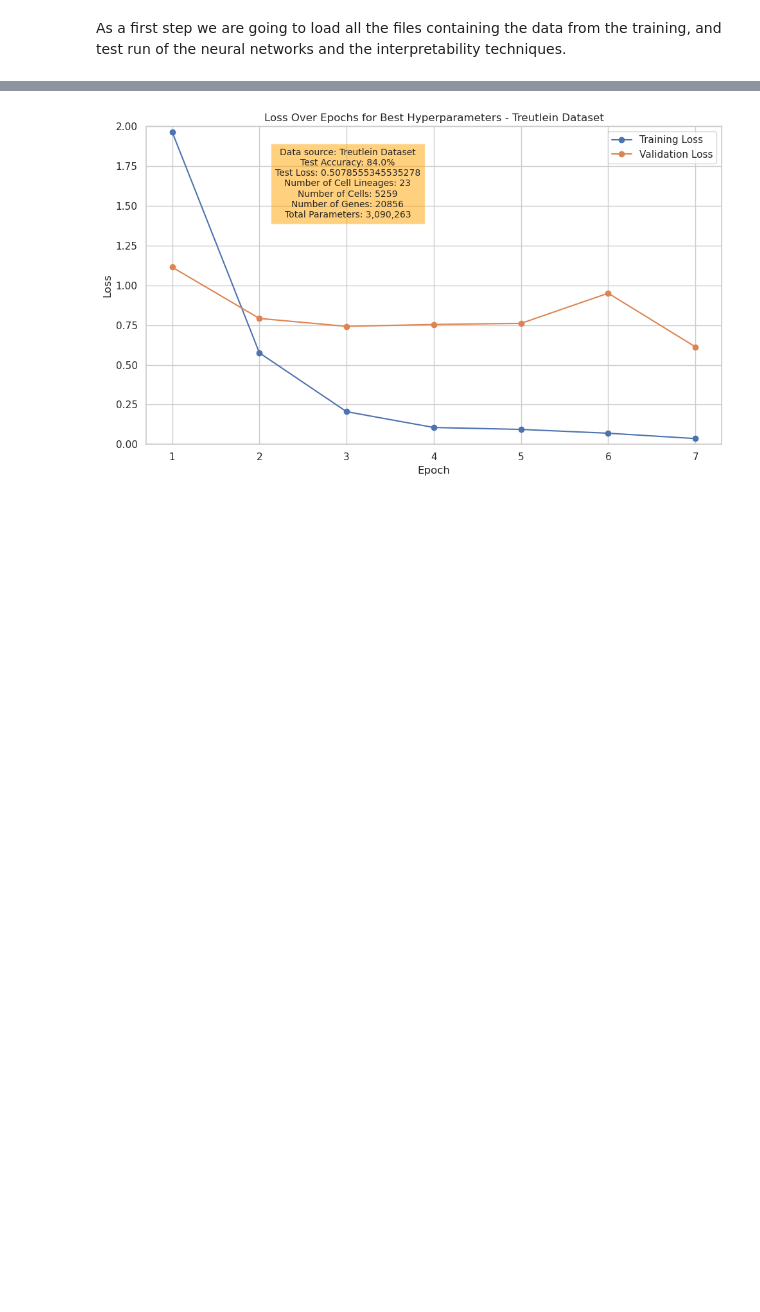
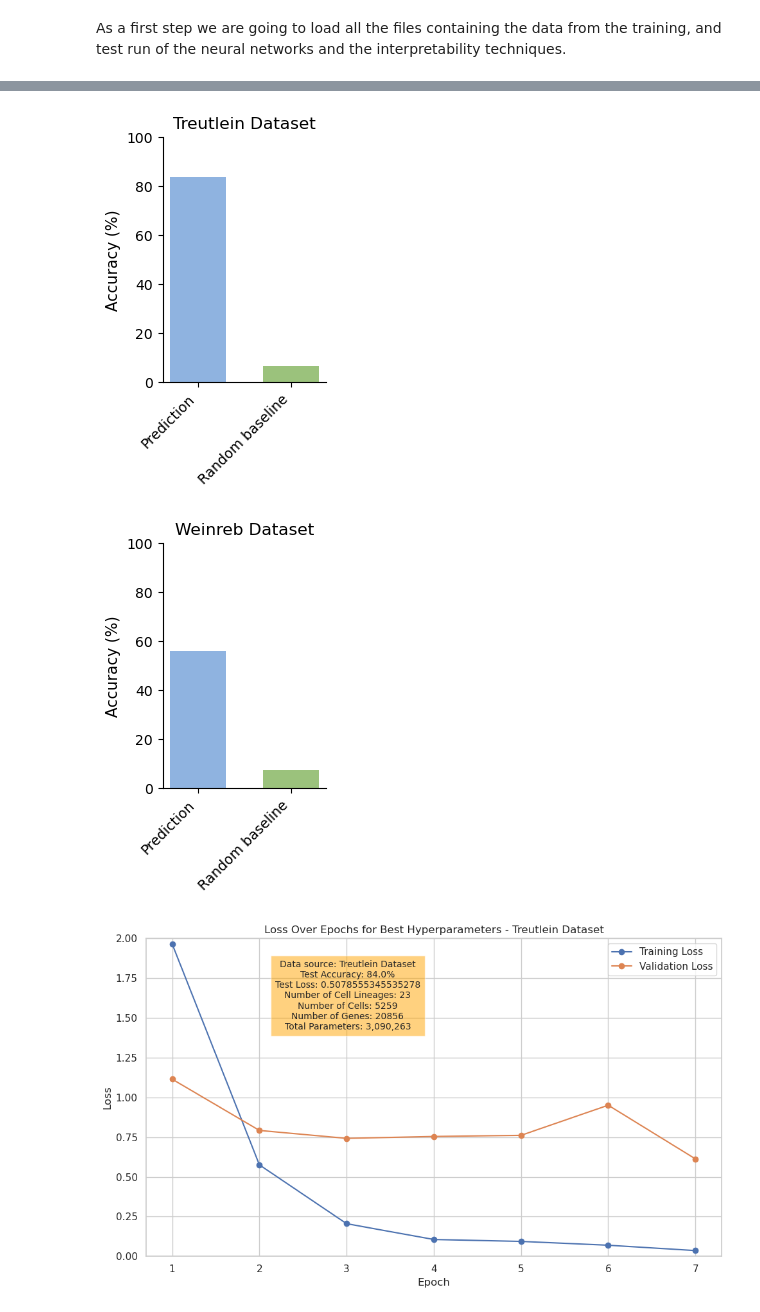
Before and after one commit to Pinolinoo/lineage-mi-nn, a Jupyter notebook: calc_files/NN/mix_dataset_data_analysis.ipynb, the cells around one changed output, grey strips where cells are left out. Cells and saved outputs as stored; diff of their text form; code cells hidden in the pictures; blank space fills up the shorter version.

```diff
--- a/calc_files/NN/mix_dataset_data_analysis.ipynb
+++ b/calc_files/NN/mix_dataset_data_analysis.ipynb
@@ -39,3 +82,23 @@ We visualize the results from the hyperparameter search by displaying the valida
+# %%
+save_dir = "/fast/AG_Metzger/philipp/python_files/gene_signature/mutual_information_approach/November_25_ReDo/figures"
+
+
+plot_accuracy_vs_random_baseline(
+    fnl_res_treutlein,
+    conf_matrix_treutlein,
+    "Treutlein Dataset",
+    save_dir
+)
+
+plot_accuracy_vs_random_baseline(
+    fnl_res_weinreb,
+    conf_matrix_weinreb,
+    "Weinreb Dataset",
+    save_dir
+)
+# %% [output]
+[figure, added]
+[figure, added]
 # %%
 def calculate_parameters(config):
     input_size = config['data_overview']['number_of_genes']  # Number of input genes
```
Also changed, not shown: parts of 4 cells of this notebook, 6 other files.
